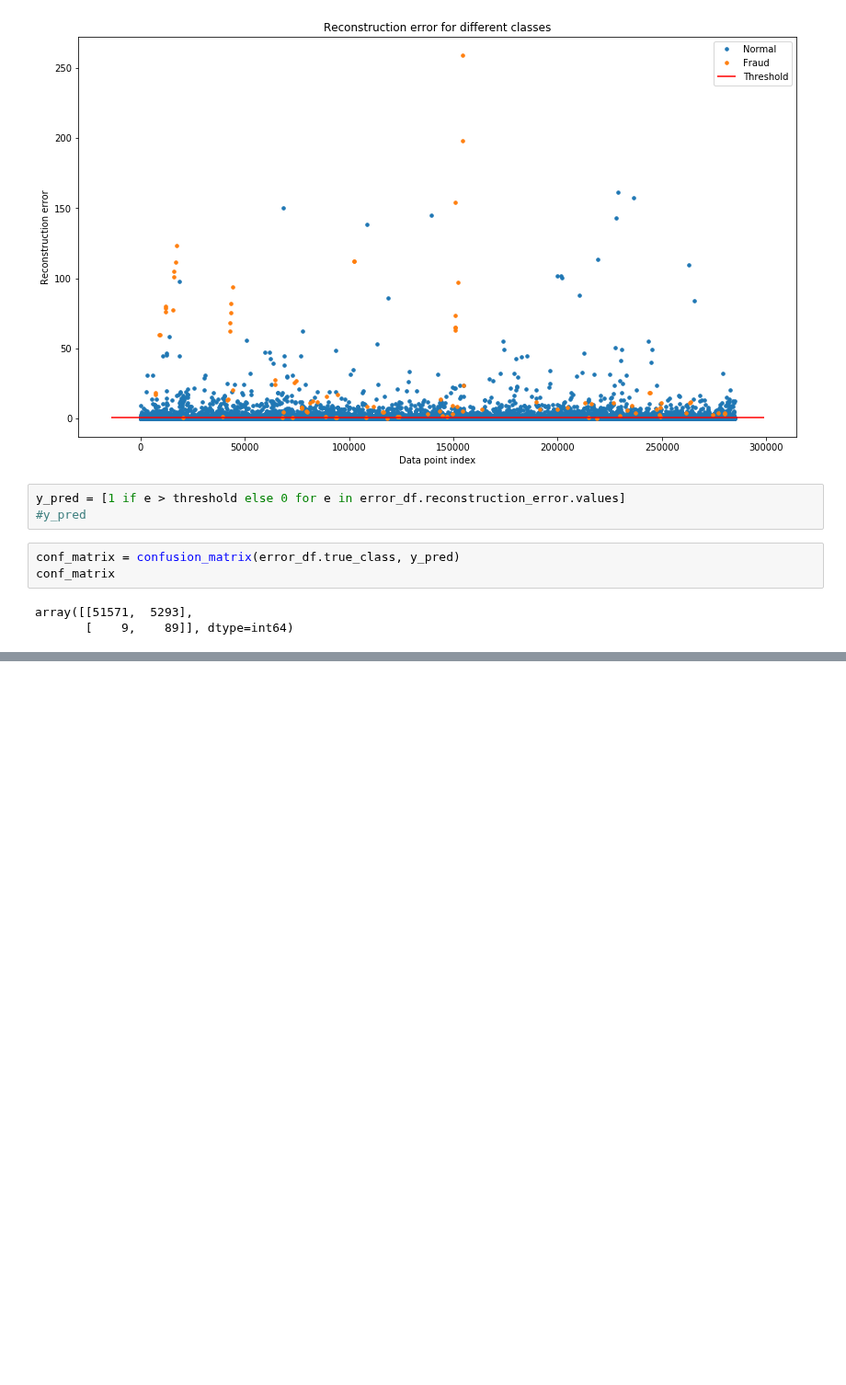
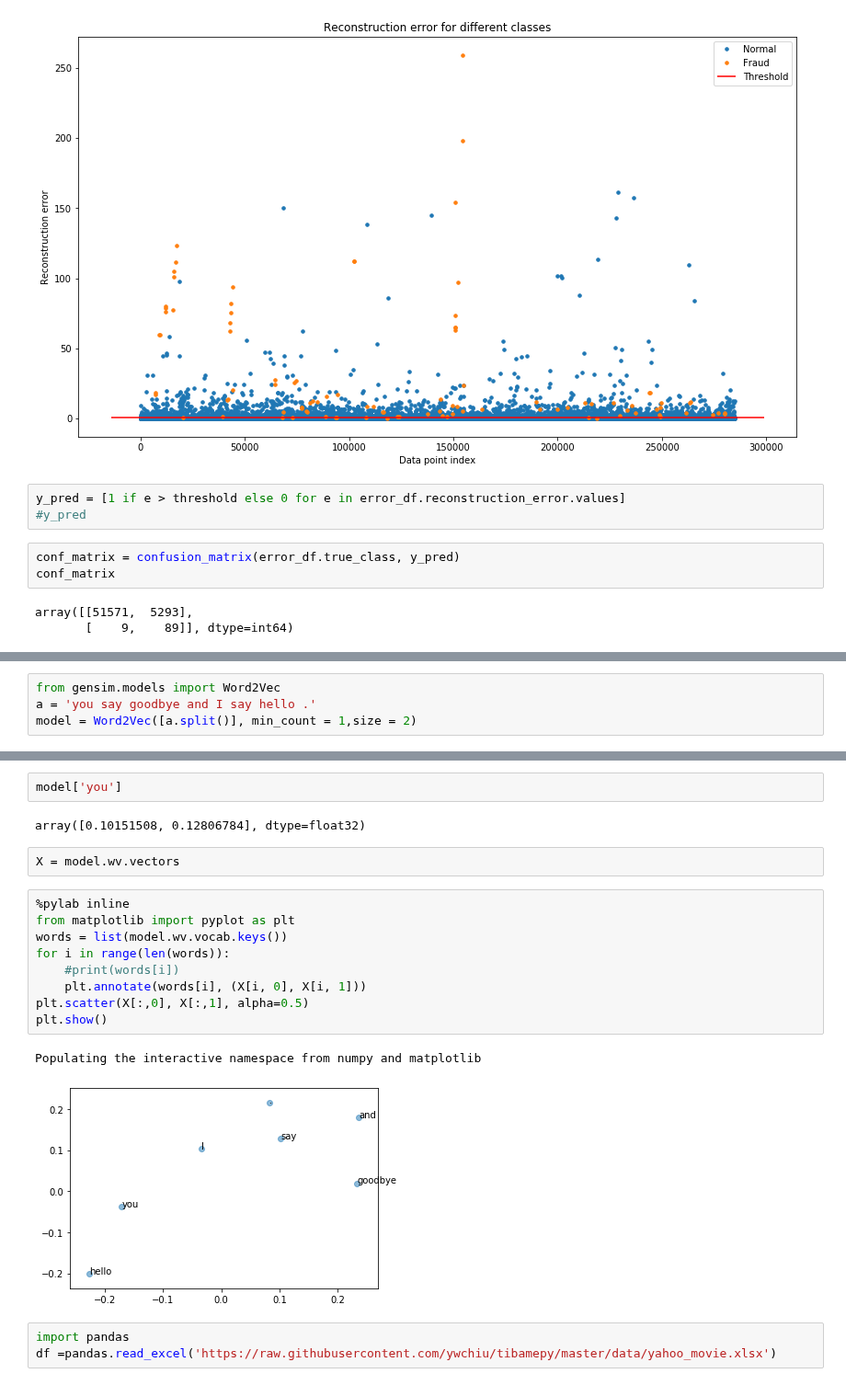
Before and after one commit to ywchiu/tibamedl, a Jupyter notebook: Demo20190907.ipynb, the cells around one changed output, grey strips where cells are left out. Shown at 92% size. Cells and saved outputs as stored; diff of their text form; blank space fills up the shorter version.

```diff
--- a/Demo20190907.ipynb
+++ b/Demo20190907.ipynb
@@ -745,0 +808,4 @@ array([[51571,  5293],
+# %%
+from gensim.models import Word2Vec
+a = 'you say goodbye and I say hello .'
+model = Word2Vec([a.split()], min_count = 1,size = 2)
@@ -745,0 +815,21 @@ array([[51571,  5293],
+# %%
+model['you']
+# %% [output]
+array([0.10151508, 0.12806784], dtype=float32)
+# %%
+X = model.wv.vectors
+# %%
+%pylab inline
+from matplotlib import pyplot as plt
+words = list(model.wv.vocab.keys())
+for i in range(len(words)):
+    #print(words[i])
+    plt.annotate(words[i], (X[i, 0], X[i, 1]))
+plt.scatter(X[:,0], X[:,1], alpha=0.5)
+plt.show()
+# %% [output]
+Populating the interactive namespace from numpy and matplotlib
+[figure, added]
+# %%
+import pandas
+df =pandas.read_excel('https://raw.githubusercontent.com/ywchiu/tibamepy/master/data/yahoo_movie.xlsx')
```
Also changed, not shown: parts of 40 cells of this notebook.
